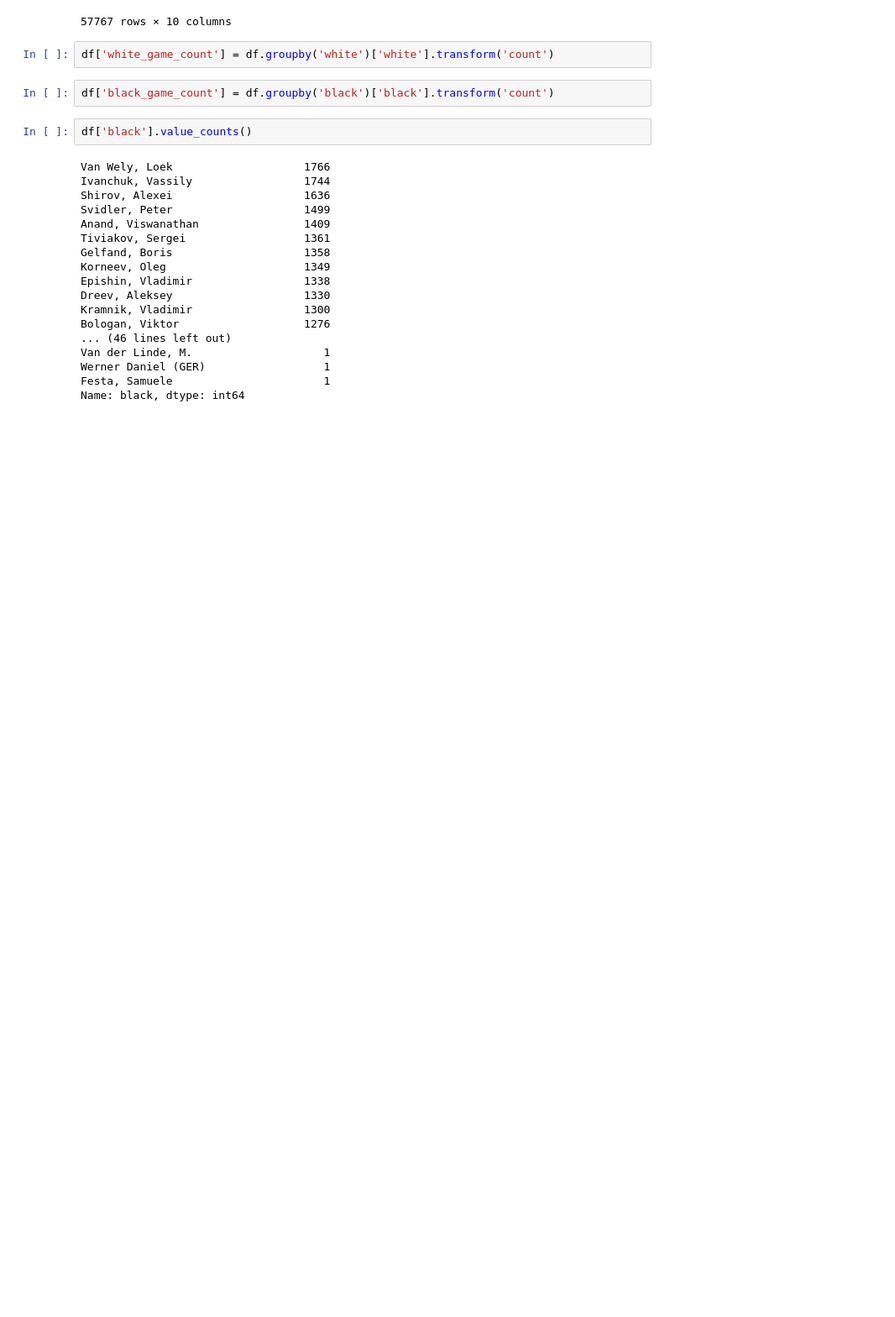
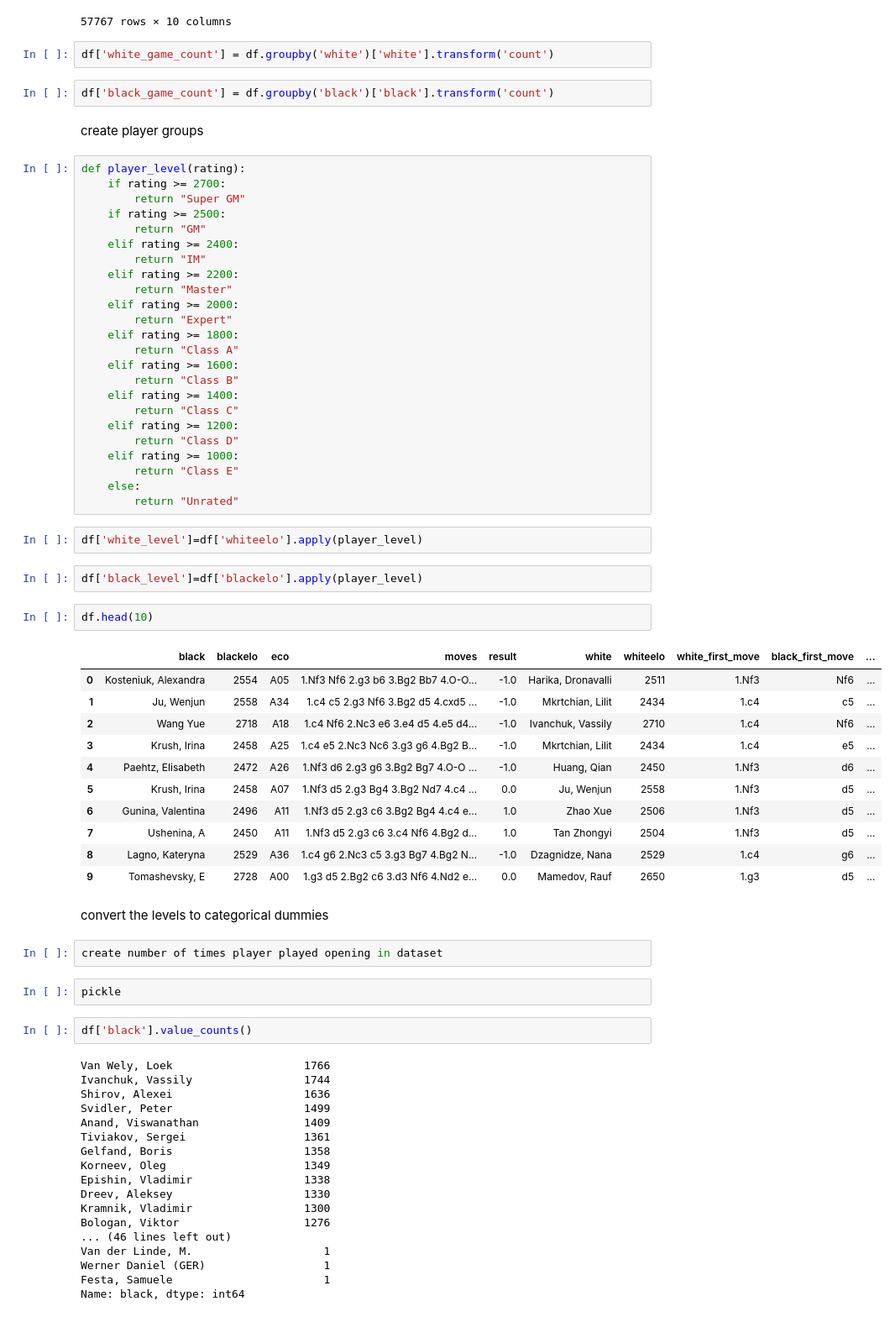
Before and after one commit to daroza/Capstone, a Jupyter notebook: Capstone_final.ipynb, the cells around one changed output. Shown at 84% size. Drawn from its saved outputs; the diff is of its cells as text; blank space fills up the shorter version.

```diff
--- a/Capstone_final.ipynb
+++ b/Capstone_final.ipynb
@@ -637,6 +655,56 @@ df.groupby(['white']).count()
 df['white_game_count'] = df.groupby('white')['white'].transform('count')
 # %%
 df['black_game_count'] = df.groupby('black')['black'].transform('count')
+# %% [markdown]
+create player groups
+# %%
+def player_level(rating):
+    if rating >= 2700:
+        return "Super GM"
+    if rating >= 2500:
+        return "GM"
+    elif rating >= 2400:
+        return "IM"
+    elif rating >= 2200:
+        return "Master"
+    elif rating >= 2000:
+        return "Expert"
+    elif rating >= 1800:
+        return "Class A"
+    elif rating >= 1600:
+        return "Class B"
+    elif rating >= 1400:
+        return "Class C"
+    elif rating >= 1200:
+        return "Class D"
+    elif rating >= 1000:
+        return "Class E"
+    else:
+        return "Unrated"
+# %%
+df['white_level']=df['whiteelo'].apply(player_level)
+# %%
+df['black_level']=df['blackelo'].apply(player_level)
+# %%
+df.head(10)
+# %% [output]
+|  | black | blackelo | eco | moves | result | white | whiteelo | white_first_move | black_first_move | ... |
+| 0 | Kosteniuk, Alexandra | 2554 | A05 | 1.Nf3 Nf6 2.g3 b6 3.Bg2 Bb7 4.O-O... | -1.0 | Harika, Dronavalli | 2511 | 1.Nf3 | Nf6 | ... |
+| 1 | Ju, Wenjun | 2558 | A34 | 1.c4 c5 2.g3 Nf6 3.Bg2 d5 4.cxd5 ... | -1.0 | Mkrtchian, Lilit | 2434 | 1.c4 | c5 | ... |
+| 2 | Wang Yue | 2718 | A18 | 1.c4 Nf6 2.Nc3 e6 3.e4 d5 4.e5 d4... | -1.0 | Ivanchuk, Vassily | 2710 | 1.c4 | Nf6 | ... |
+| 3 | Krush, Irina | 2458 | A25 | 1.c4 e5 2.Nc3 Nc6 3.g3 g6 4.Bg2 B... | -1.0 | Mkrtchian, Lilit | 2434 | 1.c4 | e5 | ... |
+| 4 | Paehtz, Elisabeth | 2472 | A26 | 1.Nf3 d6 2.g3 g6 3.Bg2 Bg7 4.O-O ... | -1.0 | Huang, Qian | 2450 | 1.Nf3 | d6 | ... |
+| 5 | Krush, Irina | 2458 | A07 | 1.Nf3 d5 2.g3 Bg4 3.Bg2 Nd7 4.c4 ... | 0.0 | Ju, Wenjun | 2558 | 1.Nf3 | d5 | ... |
+| 6 | Gunina, Valentina | 2496 | A11 | 1.Nf3 d5 2.g3 c6 3.Bg2 Bg4 4.c4 e... | 1.0 | Zhao Xue | 2506 | 1.Nf3 | d5 | ... |
+| 7 | Ushenina, A | 2450 | A11 | 1.Nf3 d5 2.g3 c6 3.c4 Nf6 4.Bg2 d... | 1.0 | Tan Zhongyi | 2504 | 1.Nf3 | d5 | ... |
+| 8 | Lagno, Kateryna | 2529 | A36 | 1.c4 g6 2.Nc3 c5 3.g3 Bg7 4.Bg2 N... | -1.0 | Dzagnidze, Nana | 2529 | 1.c4 | g6 | ... |
+| 9 | Tomashevsky, E | 2728 | A00 | 1.g3 d5 2.Bg2 c6 3.d3 Nf6 4.Nd2 e... | 0.0 | Mamedov, Rauf | 2650 | 1.g3 | d5 | ... |
+# %% [markdown]
+convert the levels to categorical dummies
+# %%
+create number of times player played opening in dataset
+# %%
+pickle
 # %%
 df['black'].value_counts()
 # %% [output]
```
Also changed, not shown: parts of 36 cells of this notebook, 1 other file.
